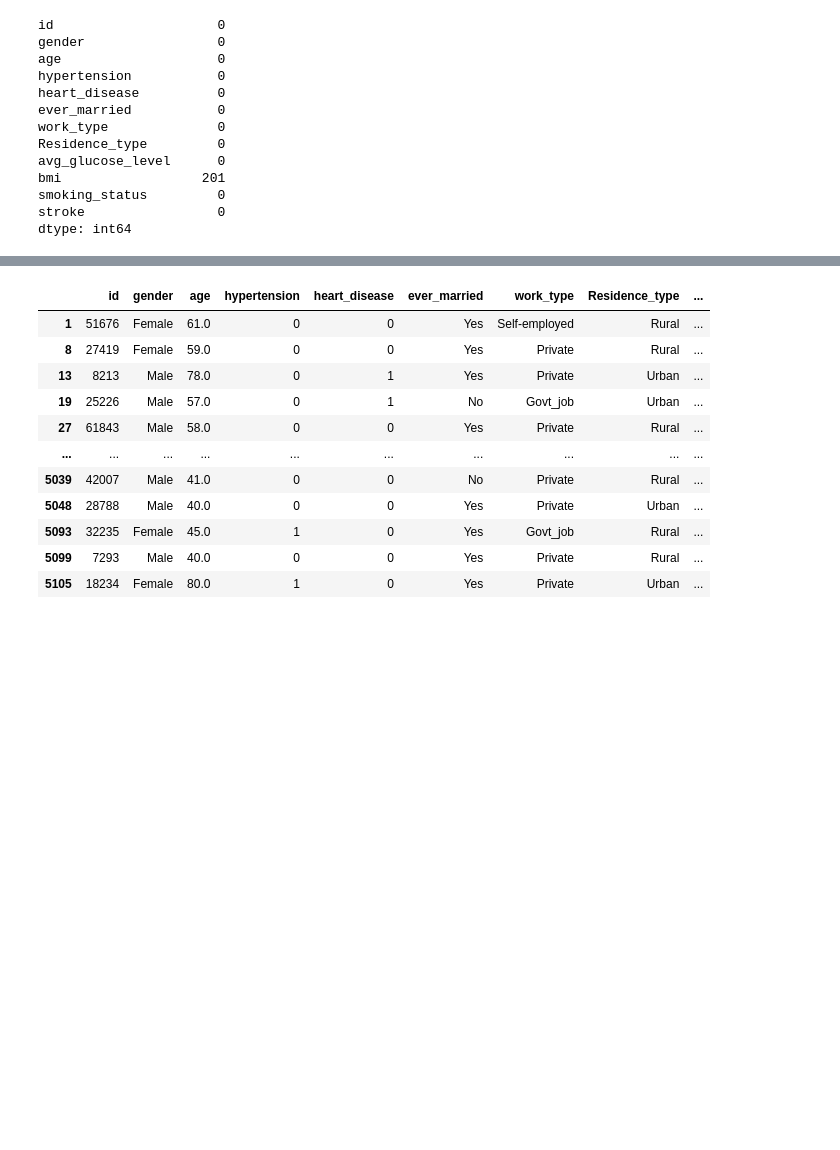
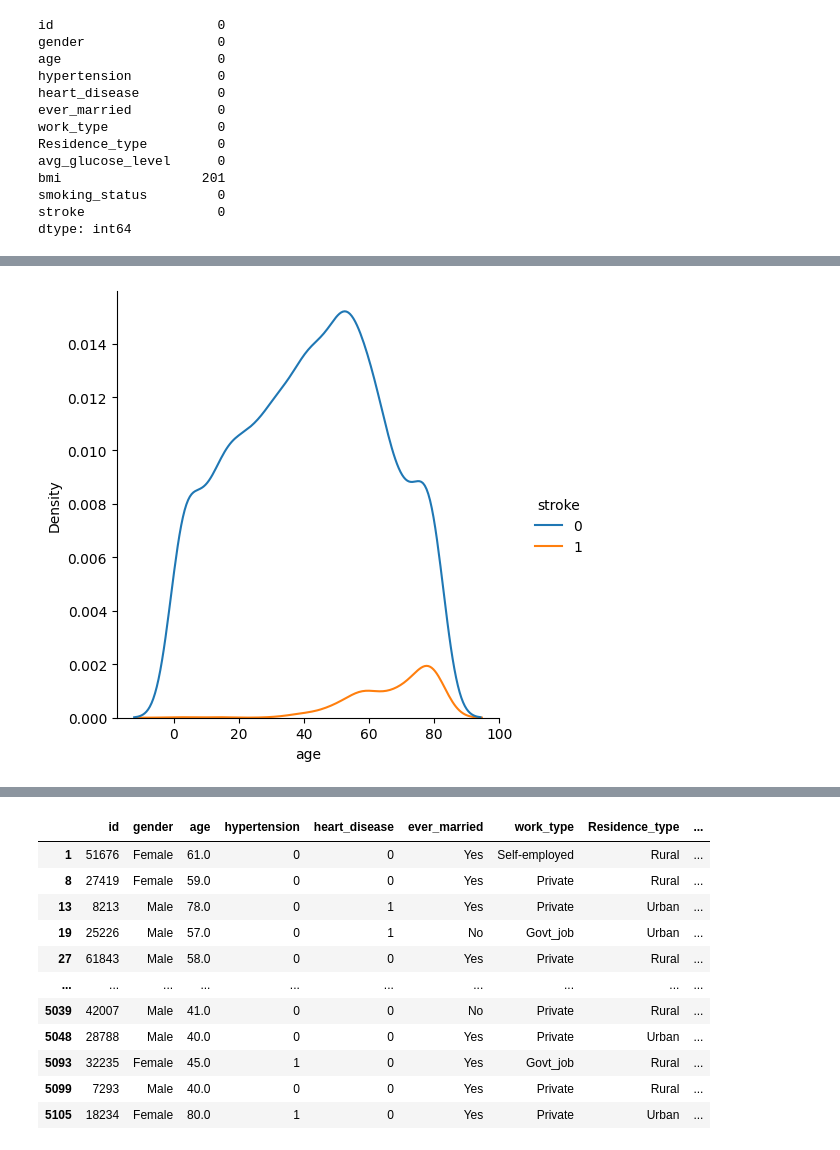
Before and after one commit to Flxp49/ds-stroke-analysis, a Jupyter notebook: notebook.ipynb, the cells around one changed output, grey strips where cells are left out. Saved outputs shown, nothing was run; the diff lists cells and outputs as text; code cells hidden in the pictures; blank space fills up the shorter version.

```diff
--- a/notebook.ipynb
+++ b/notebook.ipynb
@@ -75,0 +172,4 @@ dtype: int64
+# %%
+a = sns.displot(data=data, x="age", kind="kde", hue="stroke")
+# %% [output]
+[figure, added]
```
Also changed, not shown: parts of 21 cells of this notebook.
